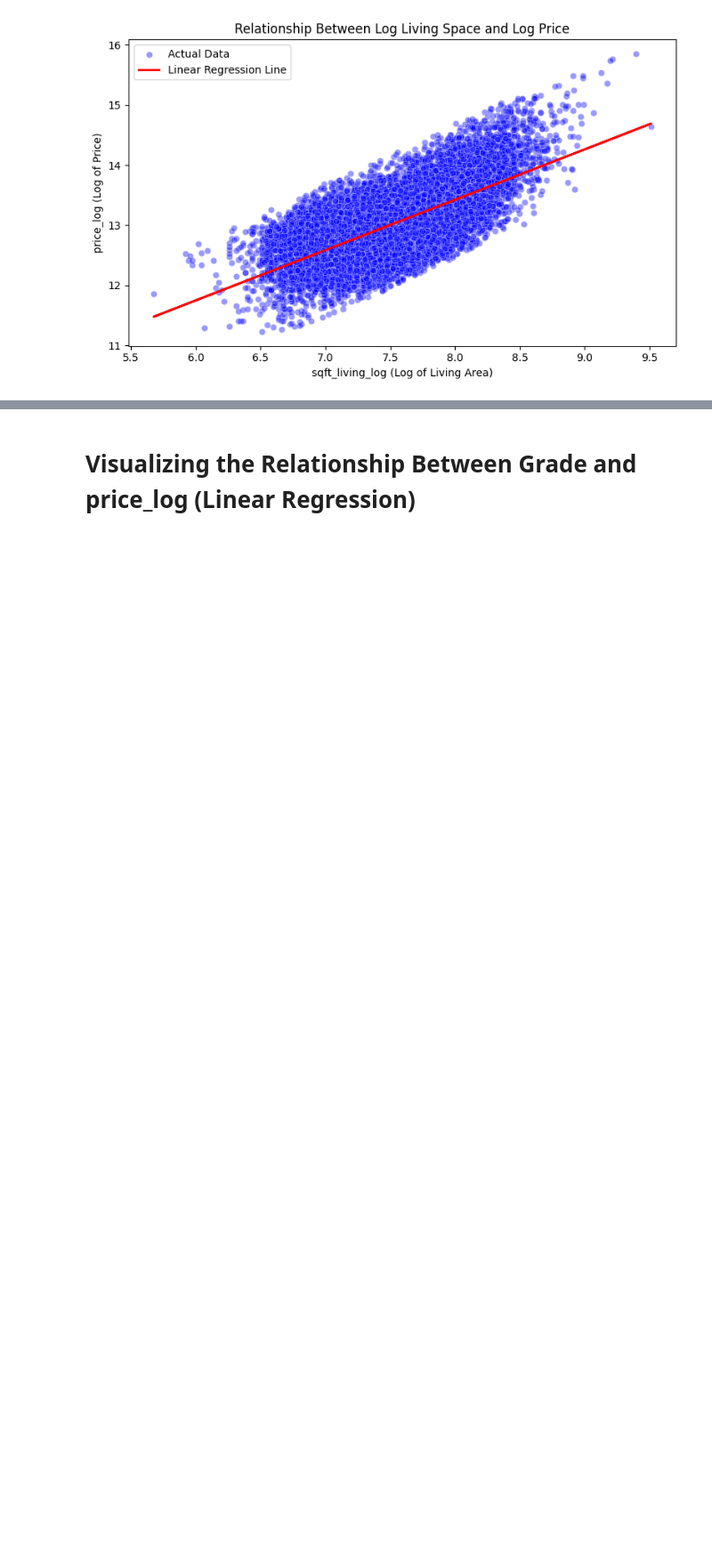
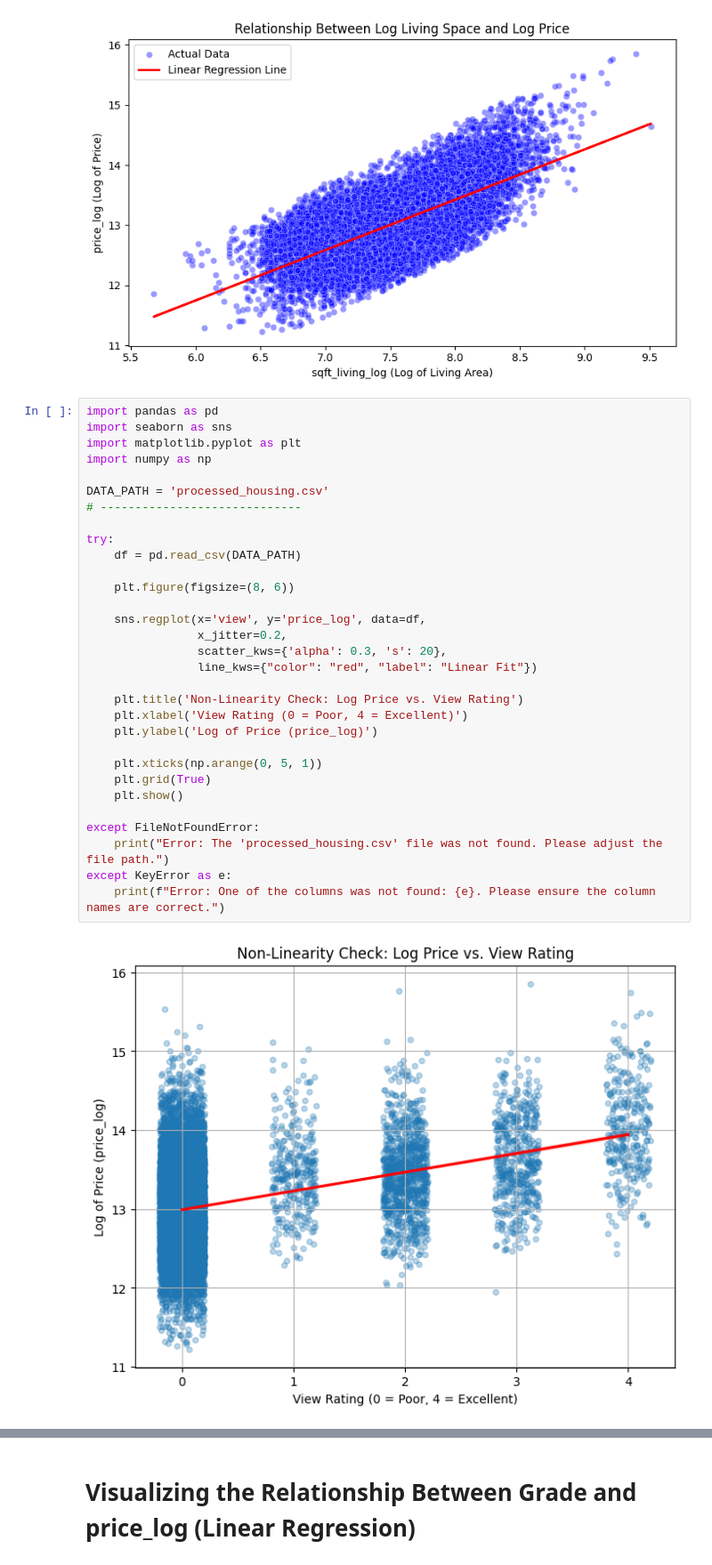
Before and after one commit to natalyyau/predicting-housing-prices, a Jupyter notebook: notebooks/housing_modeling.ipynb, the cells around one changed output, grey strips where cells are left out. Shown at 89% size. Cells and saved outputs as stored; diff of their text form; blank space fills up the shorter version.

Commit message:
Update housing_modeling.ipynb with latest changes

```diff
--- a/notebooks/housing_modeling.ipynb
+++ b/notebooks/housing_modeling.ipynb
@@ -173,3 +173,36 @@ plt.tight_layout()
 plt.show()
 # %% [output]
 [figure]
+# %%
+import pandas as pd
+import seaborn as sns
+import matplotlib.pyplot as plt
+import numpy as np
+
+DATA_PATH = 'processed_housing.csv'
+# -----------------------------
+
+try:
+    df = pd.read_csv(DATA_PATH)
+
+    plt.figure(figsize=(8, 6))
+
+    sns.regplot(x='view', y='price_log', data=df,
+                x_jitter=0.2,
+                scatter_kws={'alpha': 0.3, 's': 20},
+                line_kws={"color": "red", "label": "Linear Fit"})
+
+    plt.title('Non-Linearity Check: Log Price vs. View Rating')
+    plt.xlabel('View Rating (0 = Poor, 4 = Excellent)')
+    plt.ylabel('Log of Price (price_log)')
+
+    plt.xticks(np.arange(0, 5, 1))
+    plt.grid(True)
+    plt.show()
+
+except FileNotFoundError:
+    print("Error: The 'processed_housing.csv' file was not found. Please adjust the file path.")
+except KeyError as e:
+    print(f"Error: One of the columns was not found: {e}. Please ensure the column names are correct.")
+# %% [output]
+[figure, added]
```
Also changed, not shown: parts of 2 cells of this notebook.
